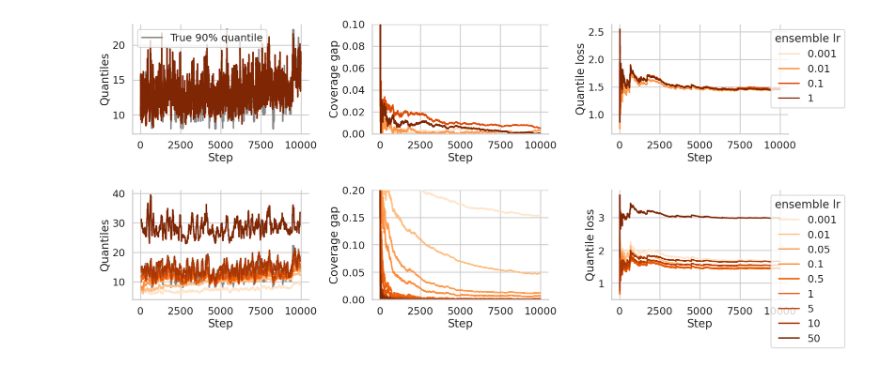
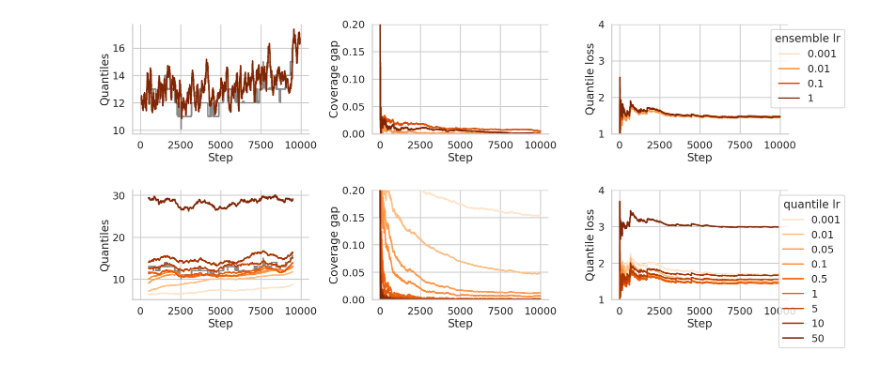
Before and after one commit to aangelopoulos/gradient-equilibrium, a Jupyter notebook: mimic_stay/quantile_ensembling.ipynb, the cells around one changed output. Cells and saved outputs as stored; diff of their text form; code cells hidden in the pictures.

```diff
--- a/mimic_stay/quantile_ensembling.ipynb
+++ b/mimic_stay/quantile_ensembling.ipynb
@@ -154,7 +154,7 @@ hues = {
 fig, axs = plt.subplots(nrows=1, ncols=3, figsize=(23,5), sharex=True, sharey=False)
 
 # Define rolling window size
-window_size = 100
+window_size = 1000
 
 # Left plot: Rolling average for predictions
 # True values (plot these first)
@@ -162,7 +162,7 @@ true_df = df[(df.lr == quantile_lrs[0]) & (df.ensemble_lr == ensemble_lrs[0])].c
 true_df['y_rolling'] = true_df['target'].rolling(window=window_size, center=True).quantile(q=1-alpha)
 sns.lineplot(ax=axs[0], data=true_df,
             x="step", y="y_rolling", color="#888888",
-            estimator=None, n_boot=0, label="True 90% quantile")
+            estimator=None, n_boot=0)
 
 # Predictions for each learning rate (plot these last)
 pred_df = df.copy()
@@ -179,35 +179,36 @@ axs[0].set_ylabel("Quantiles")
 axs[0].set_xlabel("Step")
 
 # Middle plot: Coverage
 for ensemble_lr in ensemble_lrs:
     axs[1].plot(
         df[df.ensemble_lr == ensemble_lr].step,
         (df[df.ensemble_lr == ensemble_lr]['covered'].expanding().mean() - (1-alpha)).abs(),
         label=ensemble_lr,
         color=hues[ensemble_lr]
     )
 axs[1].set_ylabel("Coverage gap")
 axs[1].set_xlabel("Step")
-axs[1].set_ylim([0, 0.1])
+axs[1].set_ylim([0, 0.2])
 
 # Right plot: Loss
 for ensemble_lr in ensemble_lrs:
     axs[2].plot(
         df[df.ensemble_lr == ensemble_lr].step,
         df[df.ensemble_lr == ensemble_lr]['ensemble_loss'].expanding().mean(),
         label=ensemble_lr,
         color=hues[ensemble_lr]
     )
 axs[2].set_ylabel("Quantile loss")
 axs[2].set_xlabel("Step")
 axs[2].legend(loc="upper right", bbox_to_anchor=(1.35,1), title='ensemble lr')
+axs[2].set_ylim([1,4])
 
 plt.tight_layout()
 sns.despine(top=True, right=True)
 os.makedirs('./plots/quantile_ensembling', exist_ok=True)
 plt.savefig('./plots/quantile_ensembling/series.pdf')
 # %% [output]
-[figure, old version]
+[figure, new version]
 # %%
 # Set styling
 sns.set_style("whitegrid")
@@ -231,7 +232,7 @@ hues = {
 fig, axs = plt.subplots(nrows=1, ncols=3, figsize=(23,5), sharex=True, sharey=False)
 
 # Define rolling window size
-window_size = 100
+window_size = 1000
 
 # Left plot: Rolling average for predictions
 # True values (plot these first)
@@ -242,9 +243,9 @@ sns.lineplot(ax=axs[0], data=true_df,
             estimator=None, n_boot=0)
 
 # Predictions for each learning rate (plot these last)
-pred_df = df.copy()
-pred_df['final_prediction'] = pred_df['prediction'] + pred_df['base_prediction']
 for quantile_lr in quantile_lrs:
+    pred_df = df[(df.ensemble_lr == ensemble_lrs[0]) & (df.lr == quantile_lr)].copy()
+    pred_df['final_prediction'] = pred_df['quantile'] + pred_df['base_prediction']
     axs[0].plot(
         pred_df[(pred_df.ensemble_lr == ensemble_lrs[0]) & (pred_df.lr == quantile_lr)].step,
         pred_df[(pred_df.ensemble_lr == ensemble_lrs[0]) & ((pred_df.lr == quantile_lr))]['final_prediction'].rolling(window=window_size, center=True).mean(),
@@ -278,14 +279,15 @@ for quantile_lr in quantile_lrs:
     )
 axs[2].set_ylabel("Quantile loss")
 axs[2].set_xlabel("Step")
-axs[2].legend(loc="upper right", bbox_to_anchor=(1.35,1), title='ensemble lr')
+axs[2].legend(loc="upper right", bbox_to_anchor=(1.35,1), title='quantile lr')
+axs[2].set_ylim([1,4])
 
 plt.tight_layout()
 sns.despine(top=True, right=True)
 os.makedirs('./plots/quantile_ensembling', exist_ok=True)
-plt.savefig('./plots/quantile_ensembling/quantile-series.pdf')
+plt.savefig('./plots/quantile_ensembling/quantile-series.pdf', bbox_inches='tight')
 # %% [output]
-[figure, old version]
+[figure, new version]
 # %%
 # Set styling
 sns.set_style("whitegrid")
```
Also changed, not shown: parts of 1 cell of this notebook, 8 other files.
